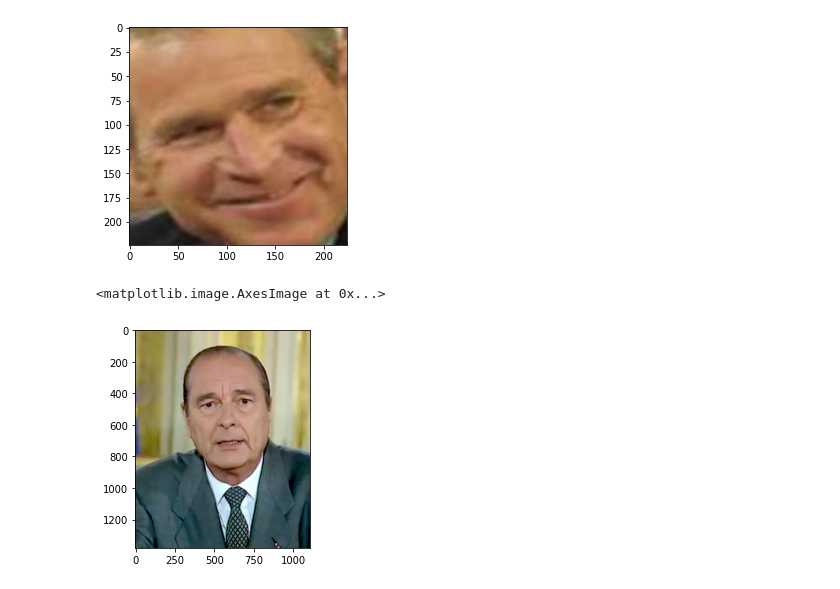
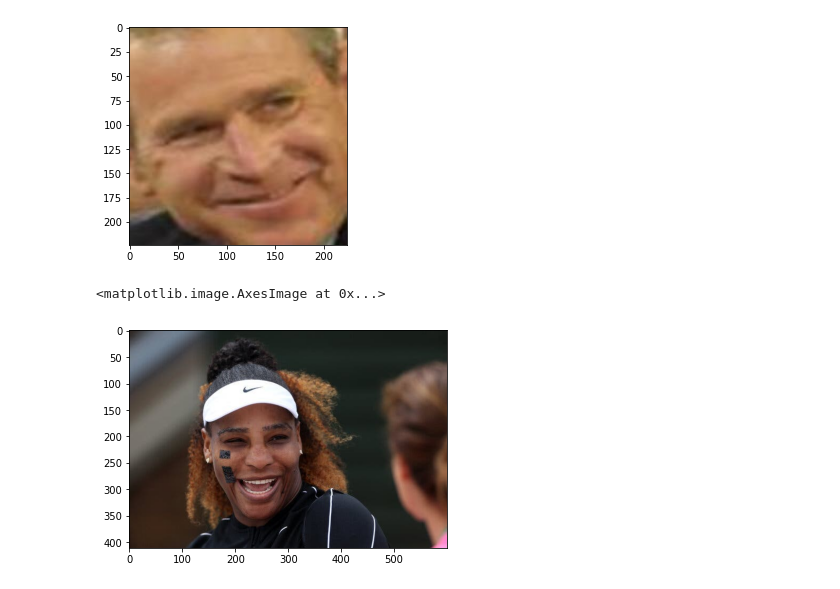
Before and after one commit to NankoCS/CelebRecognition, a Jupyter notebook: application.ipynb, the cells around one changed output. Cells and saved outputs as stored; diff of their text form; code cells hidden in the pictures.

```diff
--- a/application.ipynb
+++ b/application.ipynb
@@ -101,23 +101,23 @@ print("Prediction: ", class_names[maxIndex])
 Prediction:  George_W_Bush
 [figure]
 # %%
-url = "https://m.media-amazon.com/images/M/MV5BYTkyYTZiNjEtOTVlNC00ZTk1LTg5MjEtMGM3NjY1MTEyNDJmXkEyXkFqcGdeQXVyNjUxMjc1OTM@._V1_.jpg"
+url = "https://static01.nyt.com/images/2022/06/25/multimedia/25wimbledon-serena-top/25wimbledon-serena-top-articleLarge.jpg?quality=75&auto=webp&disable=upscale"
 res = request.urlopen(url)
 # res = request.urlopen(yann_le_cun)
 # res = request.urlopen(anastasia_volkova)
 # res = request.urlopen(richard_dufour)
 
 # Read the res object and convert it to an array
 img = np.asarray(bytearray(res.read()), dtype='uint8')
 # Add the color variable
 img = cv2.imdecode(img, cv2.IMREAD_COLOR)
 
 # Show the image
 img = cv2.cvtColor(img, cv2.COLOR_BGR2RGB)
 plt.imshow(img)
 # %% [output]
 <matplotlib.image.AxesImage at 0x...>
-[figure, old version]
+[figure, new version]
 # %%
 import PIL
 # github source: https://github.com/ipazc/mtcnn
```
Also changed, not shown: parts of 3 cells of this notebook.
